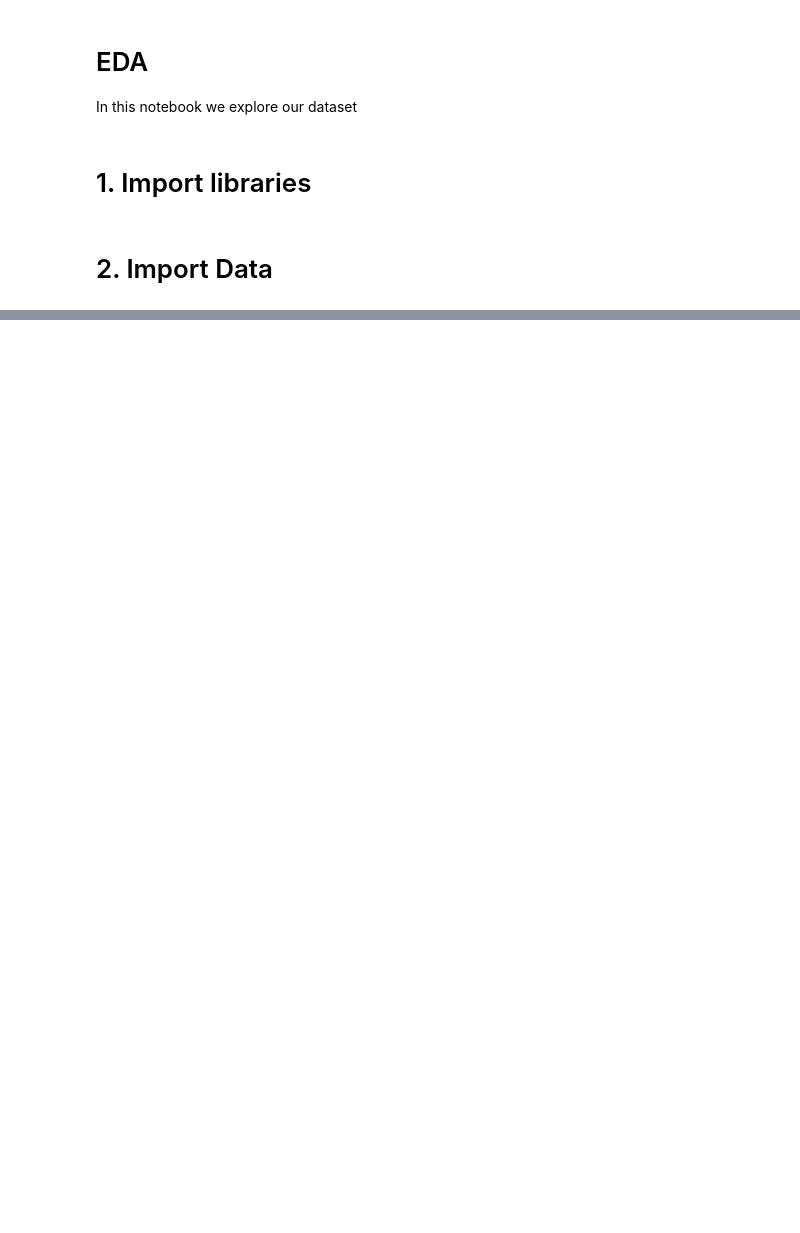
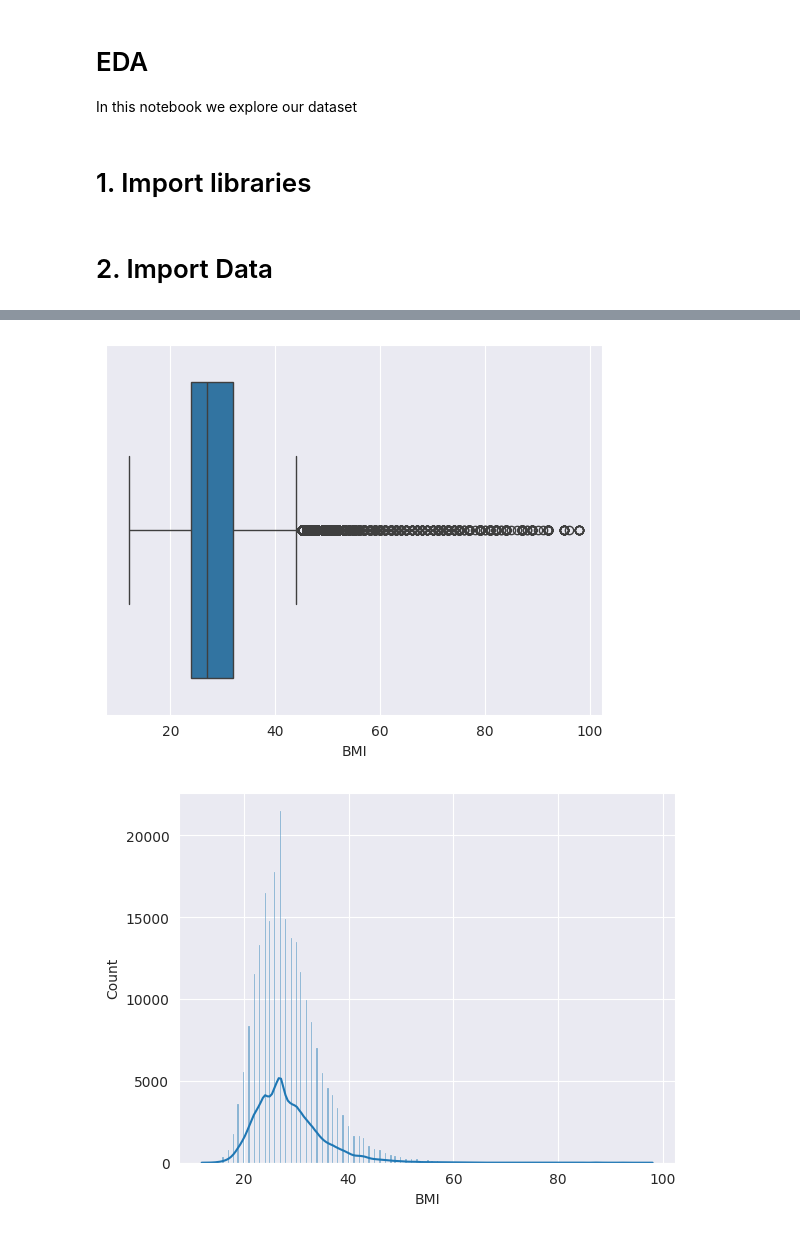
Before and after one commit to pathak-aman/SDoH_Diabetes, a Jupyter notebook: notebooks/0.1_EDA.ipynb, the cells around one changed output, grey strips where cells are left out. Drawn from its saved outputs; the diff is of its cells as text; code cells hidden in the pictures; blank space fills up the shorter version.

```diff
--- a/notebooks/0.1_EDA.ipynb
+++ b/notebooks/0.1_EDA.ipynb
@@ -34,0 +221,10 @@ X
+# %%
+# Plot boxplot and histograms for continuous features
+
+sns.boxplot(data = X, x = "BMI")
+plt.show()
+sns.histplot(data = X, x = "BMI", kde = True)
+plt.show()
+# %% [output]
+[figure, added]
+[figure, added]
```
Also changed, not shown: parts of 26 cells of this notebook, 2 other files.
